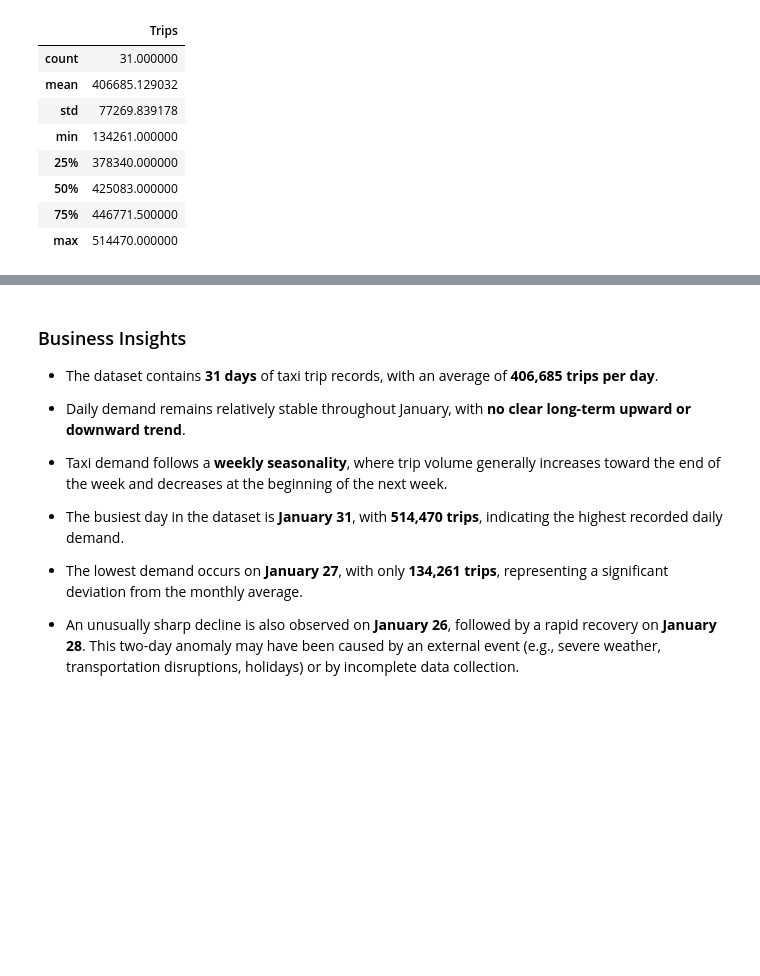
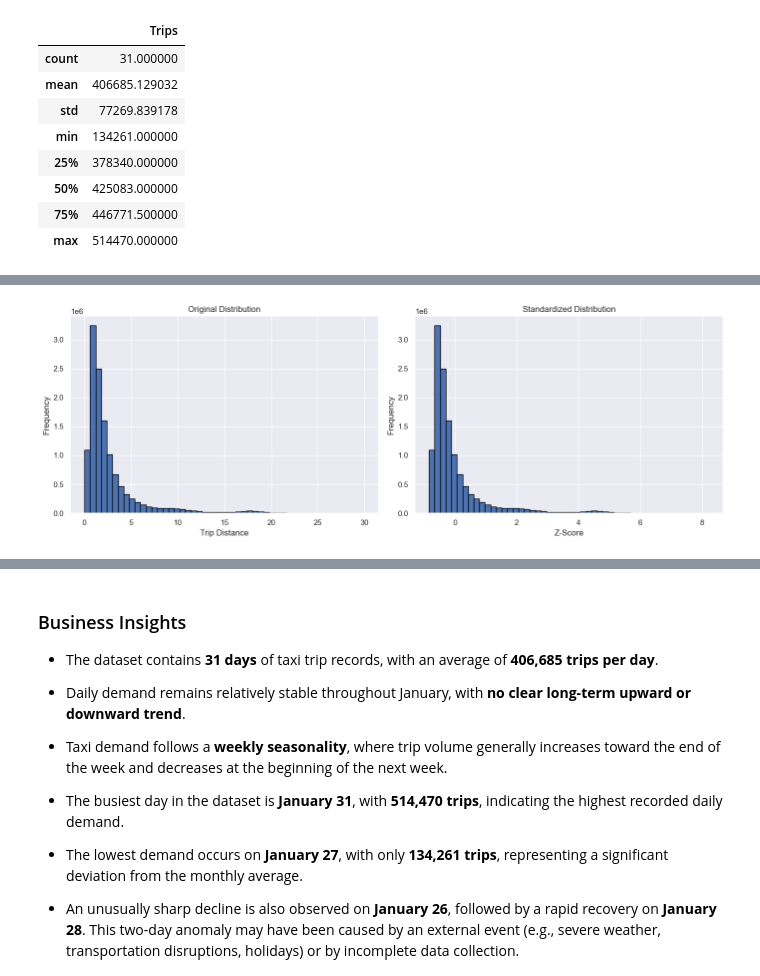
Before and after one commit to morsycoo/NYC-Yellow-Taxi-Trip-Duration-Prediction, a Jupyter notebook: notebook/NYC_Taxi_Statistical_Analysis.ipynb, the cells around one changed output, grey strips where cells are left out. Drawn from its saved outputs; the diff is of its cells as text; code cells hidden in the pictures; blank space fills up the shorter version.

```diff
--- a/notebook/NYC_Taxi_Statistical_Analysis.ipynb
+++ b/notebook/NYC_Taxi_Statistical_Analysis.ipynb
@@ -4166,0 +4609,42 @@ daily_summary.describe()
+# %%
+# ============================================================
+# Distribution Before vs After Standardization
+# ============================================================
+
+plt.figure(figsize=(14, 5))
+
+# ------------------------------------------------------------
+# Original Distribution
+# ------------------------------------------------------------
+plt.subplot(1, 2, 1)
+
+plt.hist(
+    df_clean["trip_distance"],
+    bins=50,
+    edgecolor="black"
+)
+
+plt.title("Original Distribution")
+plt.xlabel("Trip Distance")
+plt.ylabel("Frequency")
+
+# ------------------------------------------------------------
+# Standardized Distribution
+# ------------------------------------------------------------
+plt.subplot(1, 2, 2)
+
+plt.hist(
+    standardized_df["trip_distance"],
+    bins=50,
+    edgecolor="black"
+)
+
+plt.title("Standardized Distribution")
+plt.xlabel("Z-Score")
+plt.ylabel("Frequency")
+
+plt.tight_layout()
+
+plt.show()
+# %% [output]
+[figure, added]
```
Also changed, not shown: parts of 18 cells of this notebook.
